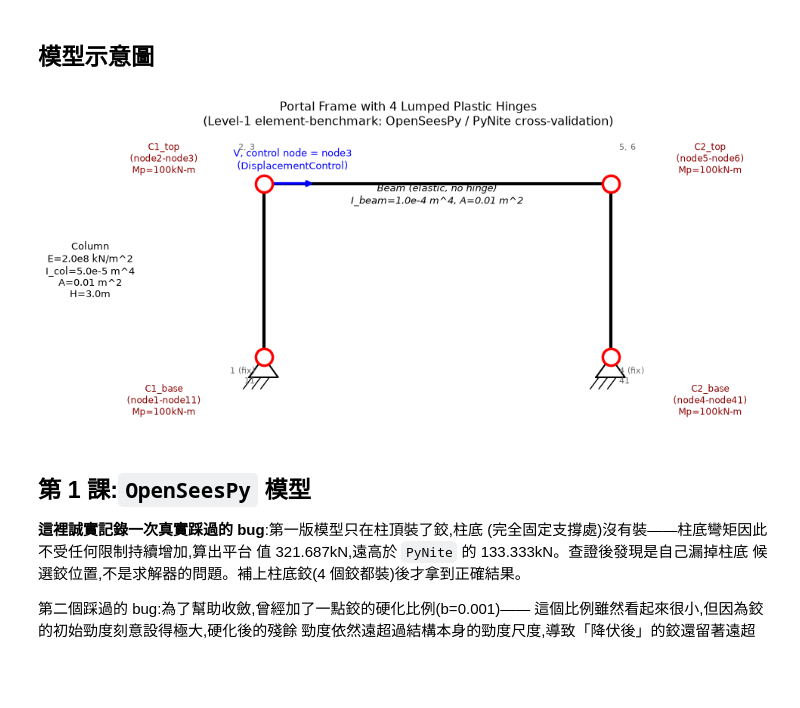
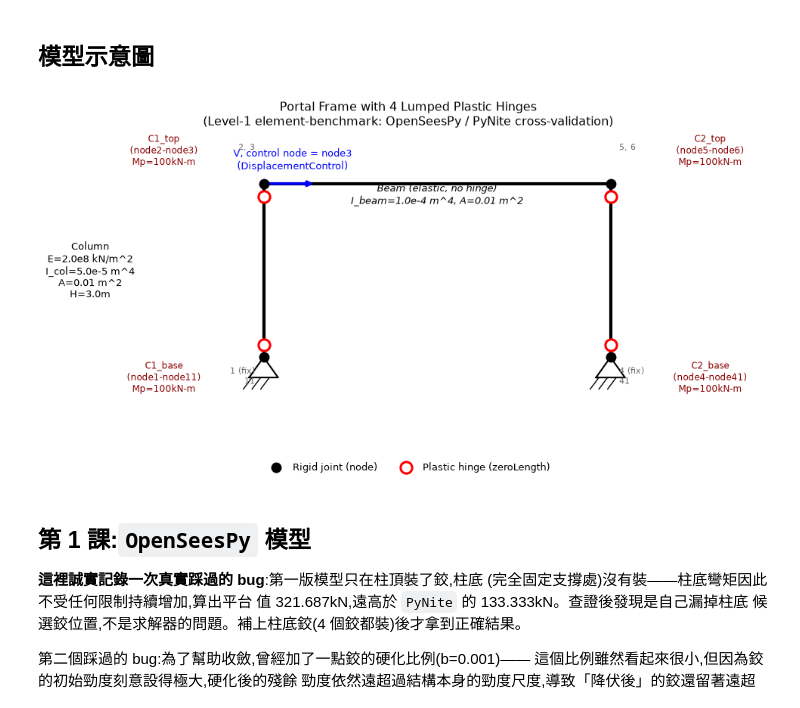
Before and after one commit to zhixiu0223/taiwan-seismic-code-calc, a Jupyter notebook: notebooks/VL-12_openseespy_pynite_hinge_crosscheck.ipynb, the cells around one changed output. Drawn from its saved outputs; the diff is of its cells as text; code cells hidden in the pictures; blank space fills up the shorter version.

```diff
--- a/notebooks/VL-12_openseespy_pynite_hinge_crosscheck.ipynb
+++ b/notebooks/VL-12_openseespy_pynite_hinge_crosscheck.ipynb
@@ -64,46 +64,58 @@ ax.plot([0, 0], [0, H], 'k-', lw=3, zorder=1)
 ax.plot([L, L], [0, H], 'k-', lw=3, zorder=1)
 ax.plot([0, L], [H, H], 'k-', lw=3, zorder=1)
 
 for x0 in [0, L]:
     ax.plot([x0-0.25, x0+0.25, x0, x0-0.25], [-0.35, -0.35, 0, -0.35], 'k-', lw=1.5)
     for hx in [-0.2, -0.05, 0.1]:
         ax.plot([x0+hx, x0+hx-0.15], [-0.35, -0.55], 'k-', lw=1)
 
-hinge_positions = [(0, 0), (0, H), (L, 0), (L, H)]
-for (x, y) in hinge_positions:
-    ax.plot(x, y, 'o', ms=16, mfc='white', mec='red', mew=2.5, zorder=5)
+# 實心點: 真正的幾何節點(剛接處/支撐點), 不代表鉸——之前版本在這幾個
+# 位置畫空心圓圈, 容易讓人誤以為整個節點就是鉸, 這次改成實心點, 鉸
+# 另外用小標記表示, 跟節點稍微偏移, 清楚區分"這是獨立插入的鉸元件"
+joint_points = [(0, 0), (0, H), (L, 0), (L, H)]
+for (x, y) in joint_points:
+    ax.plot(x, y, 'o', ms=9, mfc='black', mec='black', zorder=6)
 
-ax.annotate('C1_base\n(node1-node11)\nMp=100kN-m', (0, 0), fontsize=8.5, color='darkred',
-            xytext=(-95, -55), textcoords='offset points', ha='center')
-ax.annotate('C1_top\n(node2-node3)\nMp=100kN-m', (0, H), fontsize=8.5, color='darkred',
-            xytext=(-95, 10), textcoords='offset points', ha='center')
-ax.annotate('C2_base\n(node4-node41)\nMp=100kN-m', (L, 0), fontsize=8.5, color='darkred',
-            xytext=(95, -55), textcoords='offset points', ha='center')
-ax.annotate('C2_top\n(node5-node6)\nMp=100kN-m', (L, H), fontsize=8.5, color='darkred',
-            xytext=(95, 10), textcoords='offset points', ha='center')
+hinge_offset = 0.22
+hinge_marks = [(0, hinge_offset), (0, H-hinge_offset), (L, hinge_offset), (L, H-hinge_offset)]
+for (x, y) in hinge_marks:
+    ax.plot(x, y, 'o', ms=11, mfc='white', mec='red', mew=2.2, zorder=7)
+
+ax.annotate('C1_base\n(node1-node11)\nMp=100kN-m', (0, hinge_offset), fontsize=8.5, color='darkred',
+            xytext=(-95, -45), textcoords='offset points', ha='center')
+ax.annotate('C1_top\n(node2-node3)\nMp=100kN-m', (0, H-hinge_offset), fontsize=8.5, color='darkred',
+            xytext=(-95, 30), textcoords='offset points', ha='center')
+ax.annotate('C2_base\n(node4-node41)\nMp=100kN-m', (L, hinge_offset), fontsize=8.5, color='darkred',
+            xytext=(95, -45), textcoords='offset points', ha='center')
+ax.annotate('C2_top\n(node5-node6)\nMp=100kN-m', (L, H-hinge_offset), fontsize=8.5, color='darkred',
+            xytext=(95, 30), textcoords='offset points', ha='center')
 
 ax.annotate('', xy=(0.9, H), xytext=(0.05, H),
             arrowprops=dict(arrowstyle='->', color='blue', lw=2.5))
 ax.text(0.5, H+0.25, 'V, control node = node3\n(DisplacementControl)', color='blue',
         fontsize=9.5, ha='center')
 
 ax.text(-0.15, -0.15, '1 (fix)\n11', fontsize=8, ha='right', va='top', color='dimgray')
 ax.text(-0.15, H+0.55, '2, 3', fontsize=8, ha='right', va='bottom', color='dimgray')
 ax.text(L+0.15, -0.15, '4 (fix)\n41', fontsize=8, ha='left', va='top', color='dimgray')
 ax.text(L+0.15, H+0.55, '5, 6', fontsize=8, ha='left', va='bottom', color='dimgray')
 
 ax.text(L/2, H-0.35, 'Beam (elastic, no hinge)\nI_beam=1.0e-4 m^4, A=0.01 m^2', fontsize=9, ha='center', style='italic')
 ax.text(-3.0, H/2, f'Column\nE=2.0e8 kN/m^2\nI_col=5.0e-5 m^4\nA=0.01 m^2\nH={H}m', fontsize=9, ha='center', va='center')
 
+ax.plot([], [], 'o', ms=9, mfc='black', mec='black', label='Rigid joint (node)')
+ax.plot([], [], 'o', ms=11, mfc='white', mec='red', mew=2.2, label='Plastic hinge (zeroLength)')
+ax.legend(loc='upper center', bbox_to_anchor=(0.5, -0.05), ncol=2, fontsize=9, frameon=False)
+
 ax.set_xlim(-3.6, L+2.6)
-ax.set_ylim(-1.2, H+0.9)
+ax.set_ylim(-1.4, H+0.9)
 ax.set_aspect('equal')
 ax.axis('off')
 ax.set_title('Portal Frame with 4 Lumped Plastic Hinges\n(Level-1 element-benchmark: OpenSeesPy / PyNite cross-validation)', fontsize=11.5)
 plt.tight_layout()
 plt.show()
 # %% [output]
-[figure, old version]
+[figure, new version]
 # %% [markdown]
 ## 第 1 課:`OpenSeesPy` 模型
 
```
Also changed, not shown: parts of 2 cells of this notebook.
